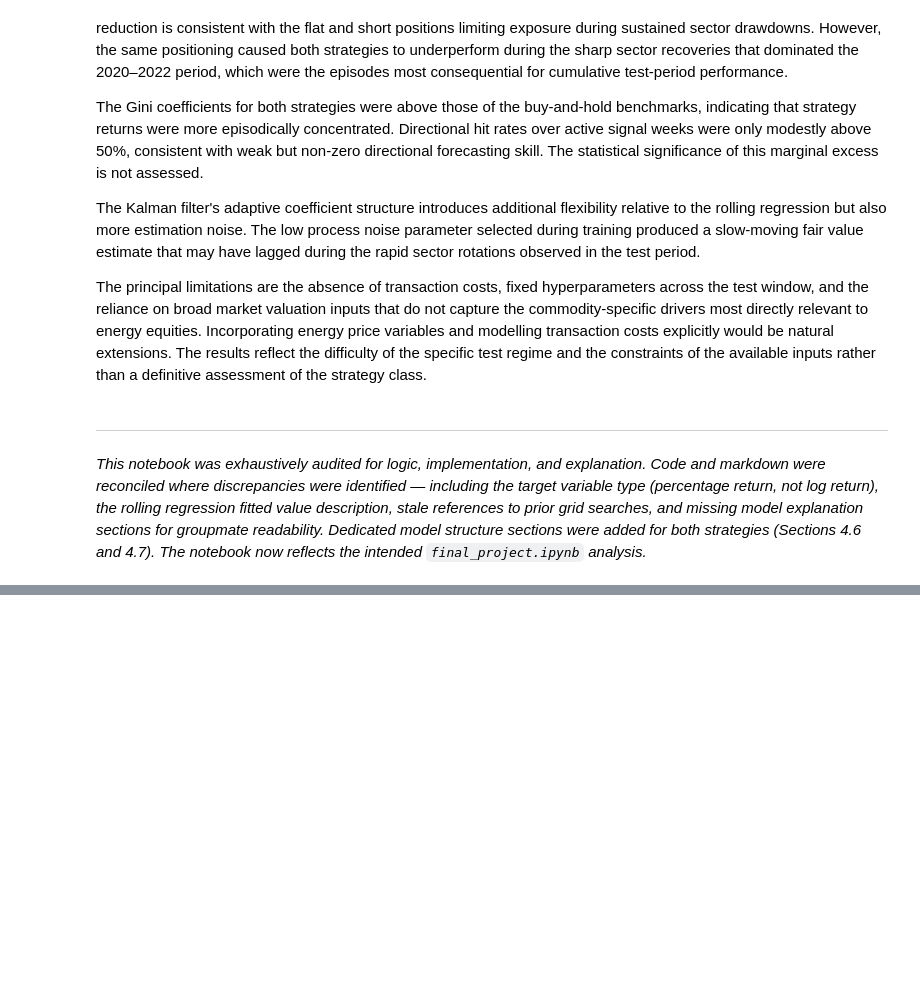
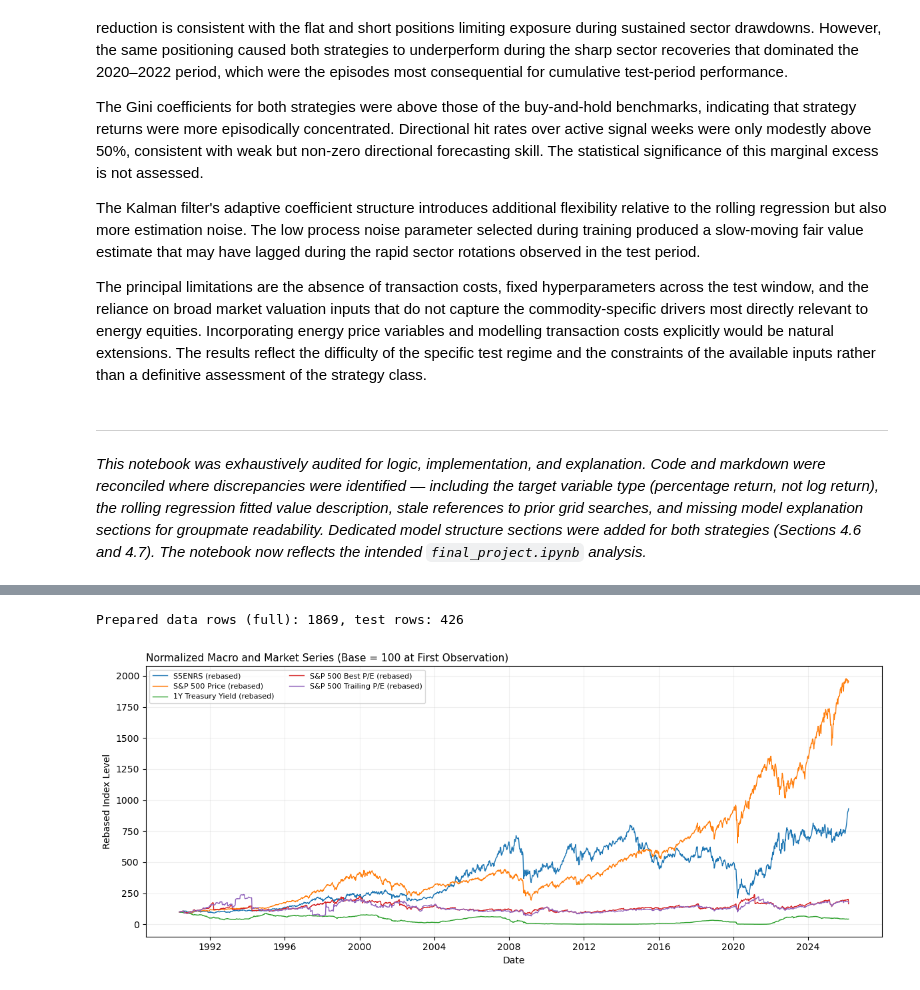
Before and after one commit to JWilliams2001-hub/Forecast_Strategy, a Jupyter notebook: final_project.ipynb, the cells around one changed output, grey strips where cells are left out. Saved outputs shown, nothing was run; the diff lists cells and outputs as text; code cells hidden in the pictures; blank space fills up the shorter version.

```diff
--- a/final_project.ipynb
+++ b/final_project.ipynb
@@ -837,0 +1013,38 @@ The principal limitations are the absence of transaction costs, fixed hyperparam
+# %%
+# Prepare plotting data used by the separate visualization blocks
+viz = weekly.copy()
+viz['roll_fair_value'] = np.exp(roll_fv)
+viz['kf_fair_value'] = np.exp(kf_fv)
+viz['roll_residual_log'] = np.log(viz['enrs']) - roll_fv
+viz['kf_residual_log'] = np.log(viz['enrs']) - kf_fv
+
+# Approximate one-step-ahead fitted returns from fair value series (for forecast diagnostics)
+viz['roll_pred_ret_t1'] = viz['roll_fair_value'].pct_change().shift(-1)
+viz['kf_pred_ret_t1'] = viz['kf_fair_value'].pct_change().shift(-1)
+viz['actual_ret_t1'] = viz['target']
+
+test_viz = viz.loc[test_dates].copy()
+print(f"Prepared data rows (full): {len(viz)}, test rows: {len(test_viz)}")
+# %% [output]
+Prepared data rows (full): 1869, test rows: 426
+# %%
+# 1) Normalized index comparison (rebased to 100)
+rebased_cols = ['enrs', 'sp500_price', 't1y', 'sp500_best_pe', 'sp500_pe']
+rebased = viz[rebased_cols].copy()
+rebased = rebased / rebased.iloc[0] * 100
+
+fig, ax = plt.subplots(figsize=(12, 5))
+ax.plot(rebased.index, rebased['enrs'], label='S5ENRS (rebased)', linewidth=1.0)
+ax.plot(rebased.index, rebased['sp500_price'], label='S&P 500 Price (rebased)', linewidth=1.0)
+ax.plot(rebased.index, rebased['t1y'], label='1Y Treasury Yield (rebased)', linewidth=1.0)
+ax.plot(rebased.index, rebased['sp500_best_pe'], label='S&P 500 Best P/E (rebased)', linewidth=1.0)
+ax.plot(rebased.index, rebased['sp500_pe'], label='S&P 500 Trailing P/E (rebased)', linewidth=1.0)
+ax.set_title('Normalized Macro and Market Series (Base = 100 at First Observation)', fontsize=11, loc='left')
+ax.set_xlabel('Date')
+ax.set_ylabel('Rebased Index Level')
+ax.legend(fontsize=8, ncol=2)
+ax.grid(alpha=0.2)
+plt.tight_layout()
+plt.show()
+# %% [output]
+[figure, added]
```
Also changed, not shown: parts of 36 cells of this notebook, 3 other files.
